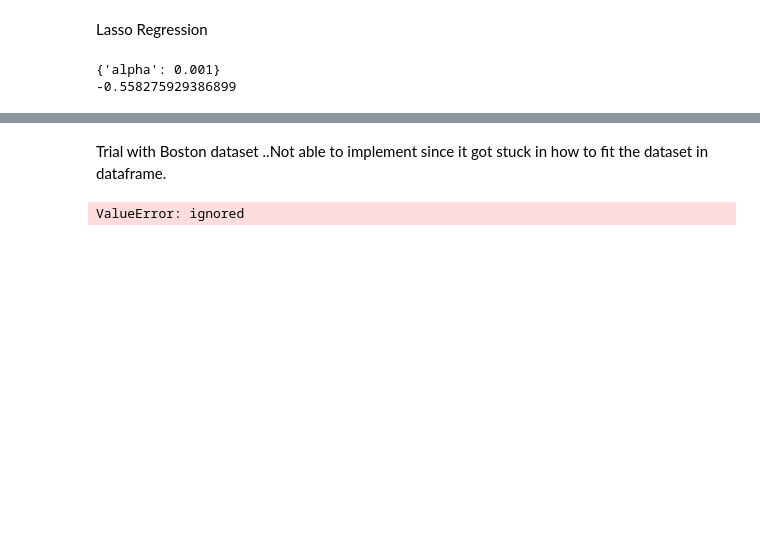
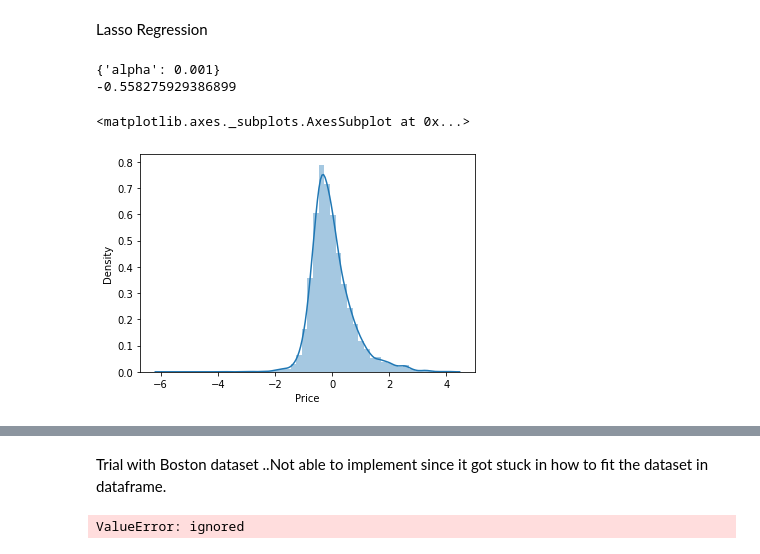
Before and after one commit to SaralaMuthu/Learntocode, a Jupyter notebook: Ridge&Lasso.ipynb, the cells around one changed output, grey strips where cells are left out. Cells and saved outputs as stored; diff of their text form; code cells hidden in the pictures; blank space fills up the shorter version.

```diff
--- a/Ridge&Lasso.ipynb
+++ b/Ridge&Lasso.ipynb
@@ -149,3 +149,16 @@ print(lasso_regressor.best_score_)
 # %% [output]
 {'alpha': 0.001}
 -0.558275929386899
+# %%
+from sklearn.model_selection import train_test_split
+X_train, X_test, y_train, y_test = train_test_split(X, y, test_size=0.3, random_state=0)
+# %%
+prediction_lasso=lasso_regressor.predict(X_test)
+prediction_ridge=ridge_regressor.predict(X_test)
+# %%
+import seaborn as sns
+
+sns.distplot(y_test-prediction_lasso)
+# %% [output]
+<matplotlib.axes._subplots.AxesSubplot at 0x...>
+[figure, added]
```
Also changed, not shown: parts of 1 cell of this notebook.
